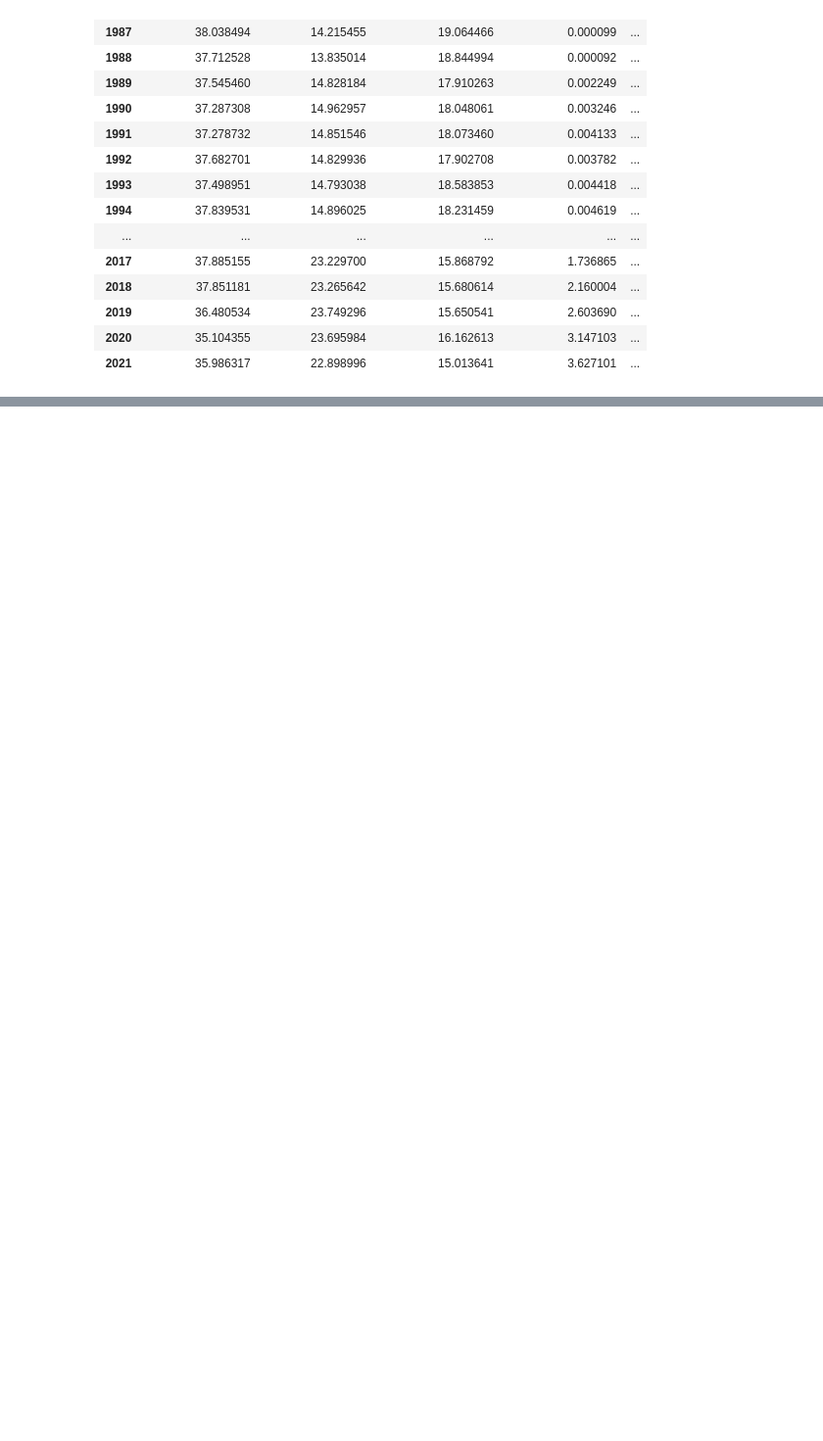
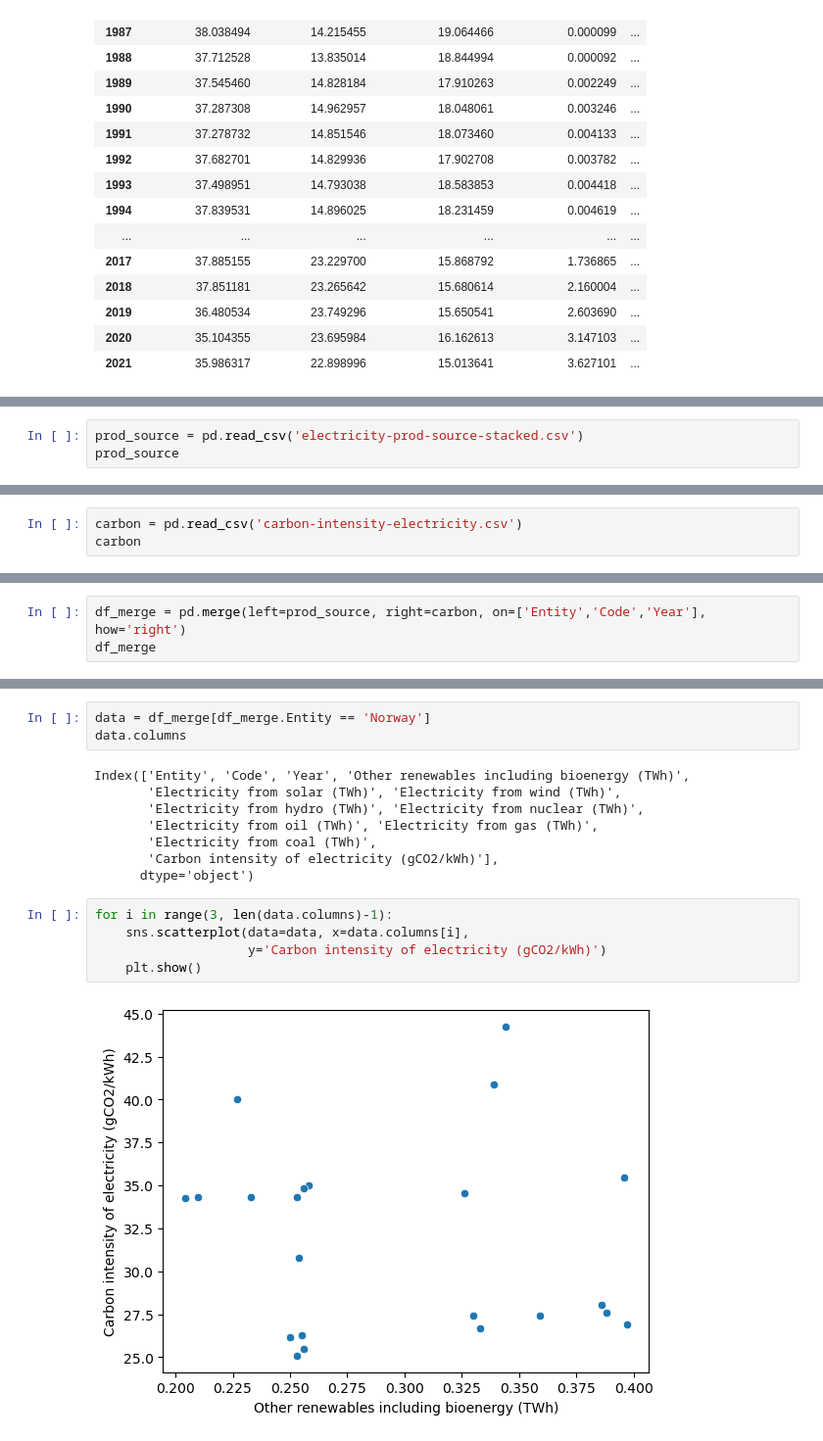
Before and after one commit to MuhamadZia/capstone_project_tetris, a Jupyter notebook: EDA.ipynb, the cells around one changed output, grey strips where cells are left out. Shown at 98% size. Drawn from its saved outputs; the diff is of its cells as text; blank space fills up the shorter version.

```diff
--- a/EDA.ipynb
+++ b/EDA.ipynb
@@ -165,0 +217,3 @@ from
+# %%
+prod_source = pd.read_csv('electricity-prod-source-stacked.csv')
+prod_source
@@ -165,0 +234,3 @@ from
+# %%
+carbon = pd.read_csv('carbon-intensity-electricity.csv')
+carbon
@@ -165,0 +251,3 @@ from
+# %%
+df_merge = pd.merge(left=prod_source, right=carbon, on=['Entity','Code','Year'], how='right')
+df_merge
@@ -165,0 +268,18 @@ from
+# %%
+data = df_merge[df_merge.Entity == 'Norway']
+data.columns
+# %% [output]
+Index(['Entity', 'Code', 'Year', 'Other renewables including bioenergy (TWh)',
+       'Electricity from solar (TWh)', 'Electricity from wind (TWh)',
+       'Electricity from hydro (TWh)', 'Electricity from nuclear (TWh)',
+       'Electricity from oil (TWh)', 'Electricity from gas (TWh)',
+       'Electricity from coal (TWh)',
+       'Carbon intensity of electricity (gCO2/kWh)'],
+      dtype='object')
+# %%
+for i in range(3, len(data.columns)-1):
+    sns.scatterplot(data=data, x=data.columns[i],
+                    y='Carbon intensity of electricity (gCO2/kWh)')
+    plt.show()
+# %% [output]
+[figure, added]
```
Also changed, not shown: parts of 11 cells of this notebook, 2 other files.
